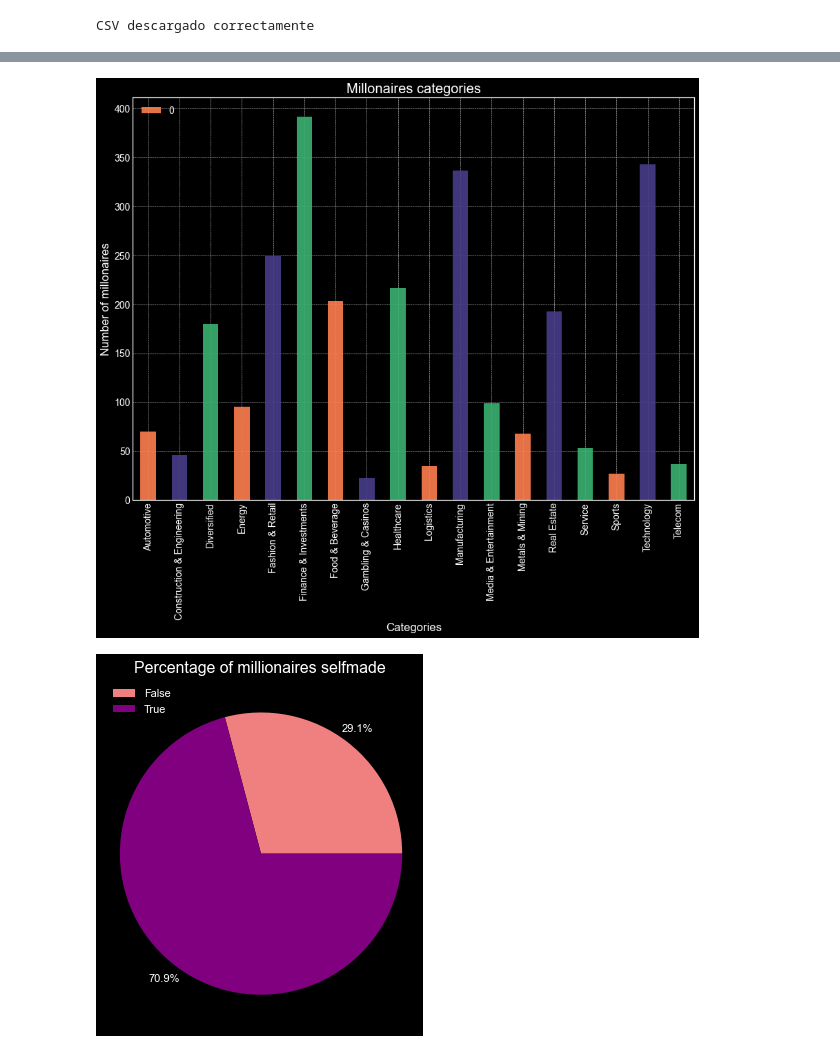
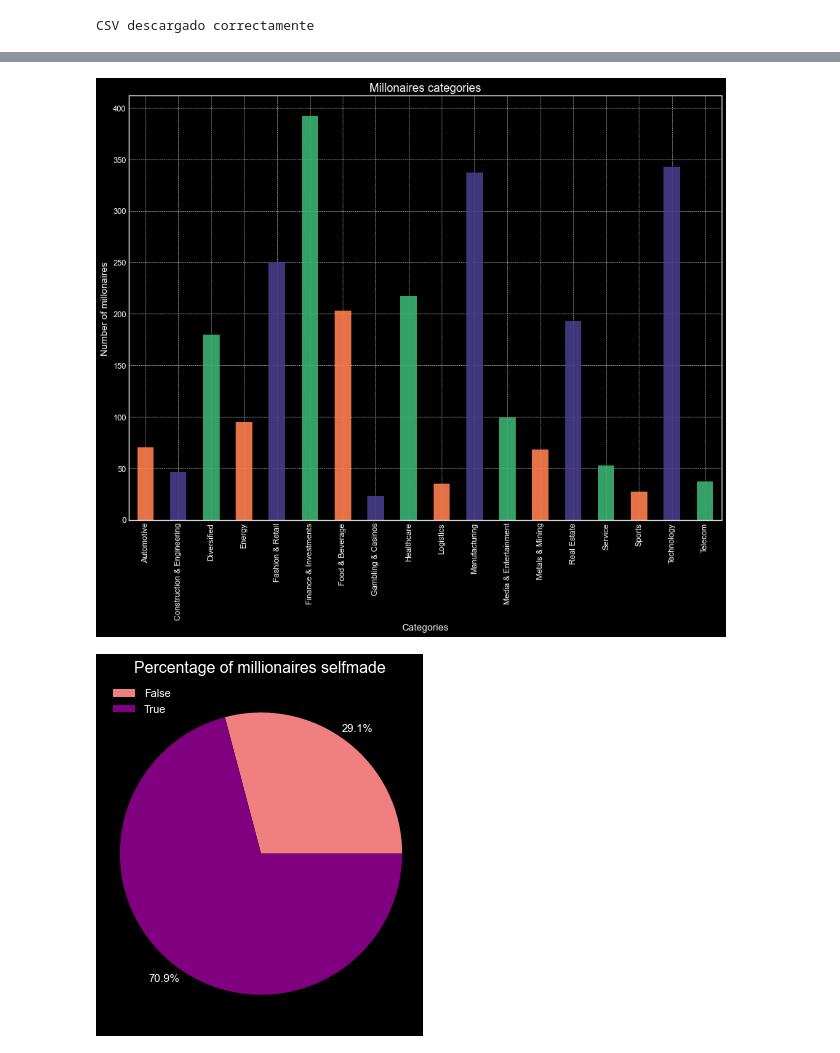
Before and after one commit to crozasc/t3, a Jupyter notebook: main.ipynb, the cells around one changed output, grey strips where cells are left out. Saved outputs shown, nothing was run; the diff lists cells and outputs as text; code cells hidden in the pictures.

```diff
--- a/main.ipynb
+++ b/main.ipynb
@@ -30,20 +31,19 @@ df.head()
 # %%
 #Grafico 1
 mpl.style.use('dark_background')
 df.groupby(['category']).size().plot(
     kind = "bar",
     figsize=(13, 10),
     alpha=0.9,
     color=['coral', 'darkslateblue', 'mediumseagreen']
     )
 plt.title('Millonaires categories')
 plt.ylabel('Number of millonaires')
 plt.xlabel('Categories')
-plt.legend(labels=df.index, loc='upper left')
 plt.savefig('1.png')
 plt.show()
 # %% [output]
-[figure, old version]
+[figure, new version]
 # %%
 #Grafico 2
 mpl.style.use('tableau-colorblind10')
```
Also changed, not shown: parts of 3 cells of this notebook.
